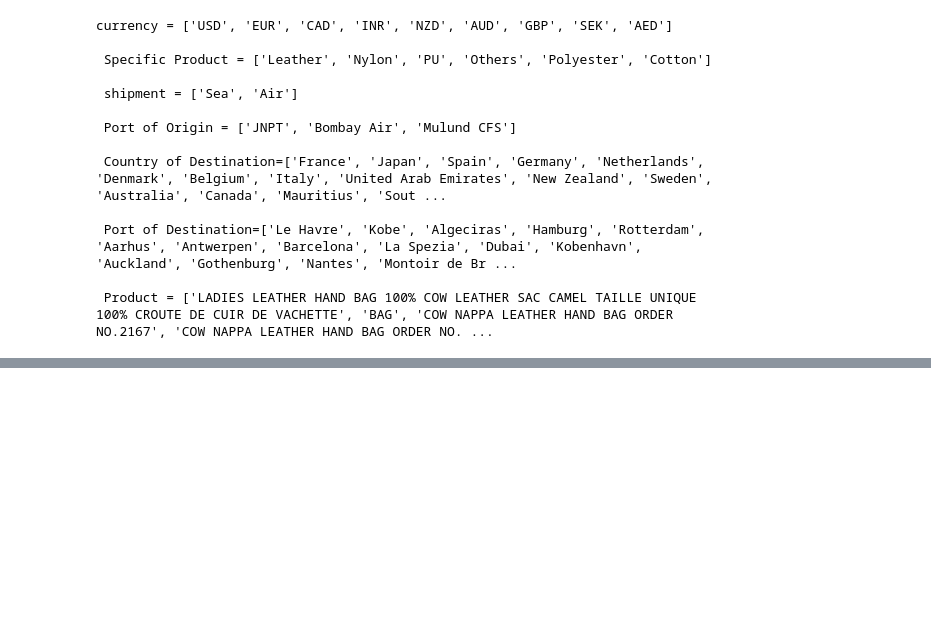
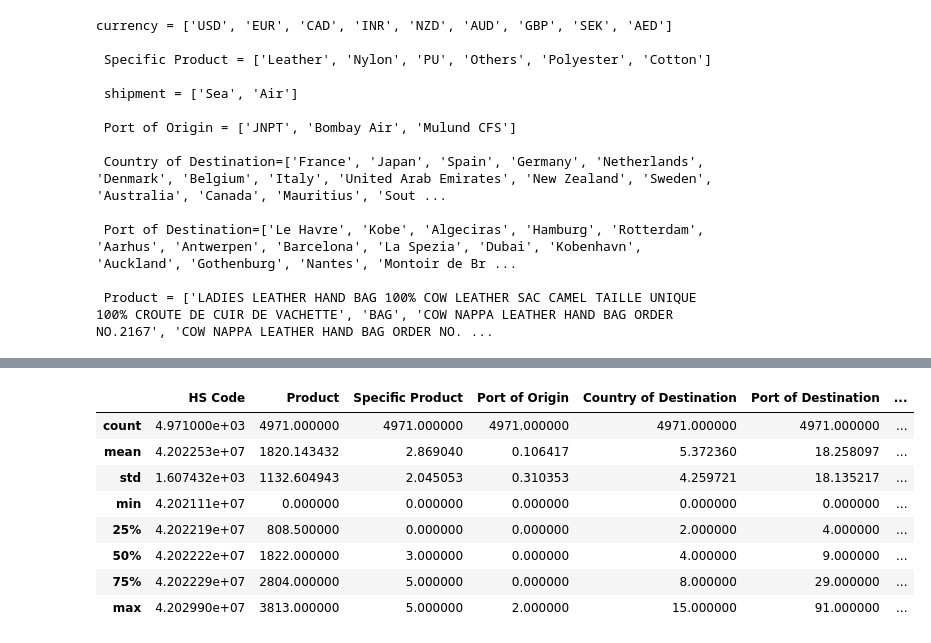
Before and after one commit to reuben21/A-Study-On-The-Insights-Data-Set, a Jupyter notebook: Machine Learning Code Solved/section1_4final.ipynb, the cells around one changed output, grey strips where cells are left out. Saved outputs shown, nothing was run; the diff lists cells and outputs as text; code cells hidden in the pictures; blank space fills up the shorter version.

```diff
--- a/Machine Learning Code Solved/section1_4final.ipynb
+++ b/Machine Learning Code Solved/section1_4final.ipynb
@@ -99,3 +99,7 @@ currency = ['USD', 'EUR', 'CAD', 'INR', 'NZD', 'AUD', 'GBP', 'SEK', 'AED']
  Port of Destination=['Le Havre', 'Kobe', 'Algeciras', 'Hamburg', 'Rotterdam', 'Aarhus', 'Antwerpen', 'Barcelona', 'La Spezia', 'Dubai', 'Kobenhavn', 'Auckland', 'Gothenburg', 'Nantes', 'Montoir de Br ...
 
  Product = ['LADIES LEATHER HAND BAG 100% COW LEATHER SAC CAMEL TAILLE UNIQUE 100% CROUTE DE CUIR DE VACHETTE', 'BAG', 'COW NAPPA LEATHER HAND BAG ORDER NO.2167', 'COW NAPPA LEATHER HAND BAG ORDER NO. ...
+# %%
+df_most_performing = df_filtered.copy()
+# %%
+df_most_performing['Profit'] = df_most_performing['Value(INR)']-(df_most_performing['Qty']*df_most_performing['Value(USD)'])
@@ -101,0 +122,12 @@ currency = ['USD', 'EUR', 'CAD', 'INR', 'NZD', 'AUD', 'GBP', 'SEK', 'AED']
+# %%
+df_most_performing.describe()
+# %% [output]
+|  | HS Code | Product | Specific Product | Port of Origin | Country of Destination | Port of Destination | ... |
+| count | 4.971000e+03 | 4971.000000 | 4971.000000 | 4971.000000 | 4971.000000 | 4971.000000 | ... |
+| mean | 4.202253e+07 | 1820.143432 | 2.869040 | 0.106417 | 5.372360 | 18.258097 | ... |
+| std | 1.607432e+03 | 1132.604943 | 2.045053 | 0.310353 | 4.259721 | 18.135217 | ... |
+| min | 4.202111e+07 | 0.000000 | 0.000000 | 0.000000 | 0.000000 | 0.000000 | ... |
+| 25% | 4.202219e+07 | 808.500000 | 0.000000 | 0.000000 | 2.000000 | 4.000000 | ... |
+| 50% | 4.202222e+07 | 1822.000000 | 3.000000 | 0.000000 | 4.000000 | 9.000000 | ... |
+| 75% | 4.202229e+07 | 2804.000000 | 5.000000 | 0.000000 | 8.000000 | 29.000000 | ... |
+| max | 4.202990e+07 | 3813.000000 | 5.000000 | 2.000000 | 15.000000 | 91.000000 | ... |
```
Also changed, not shown: parts of 8 cells of this notebook, 3 other files.
